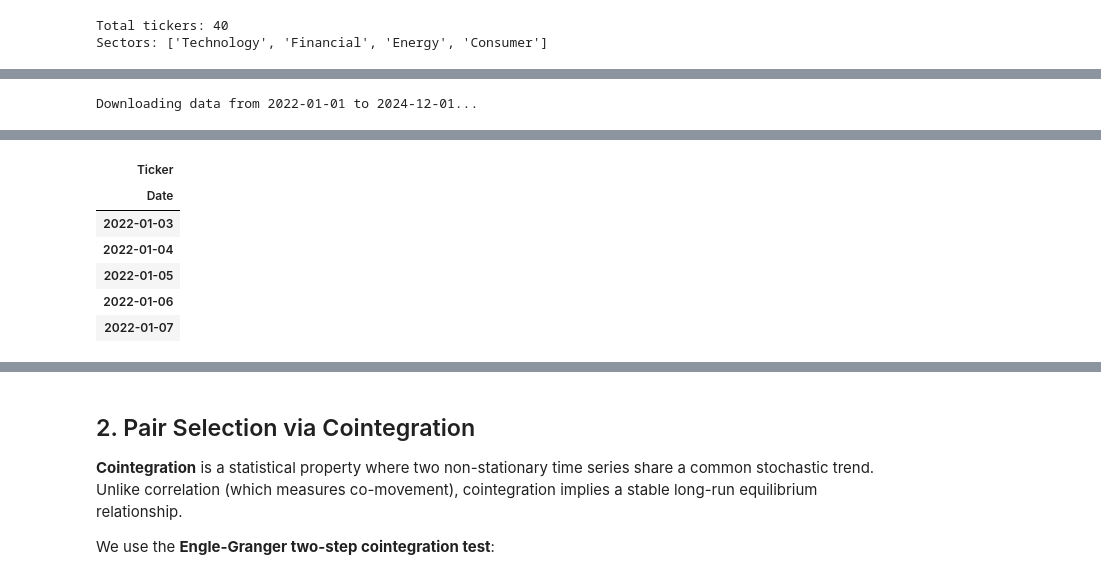
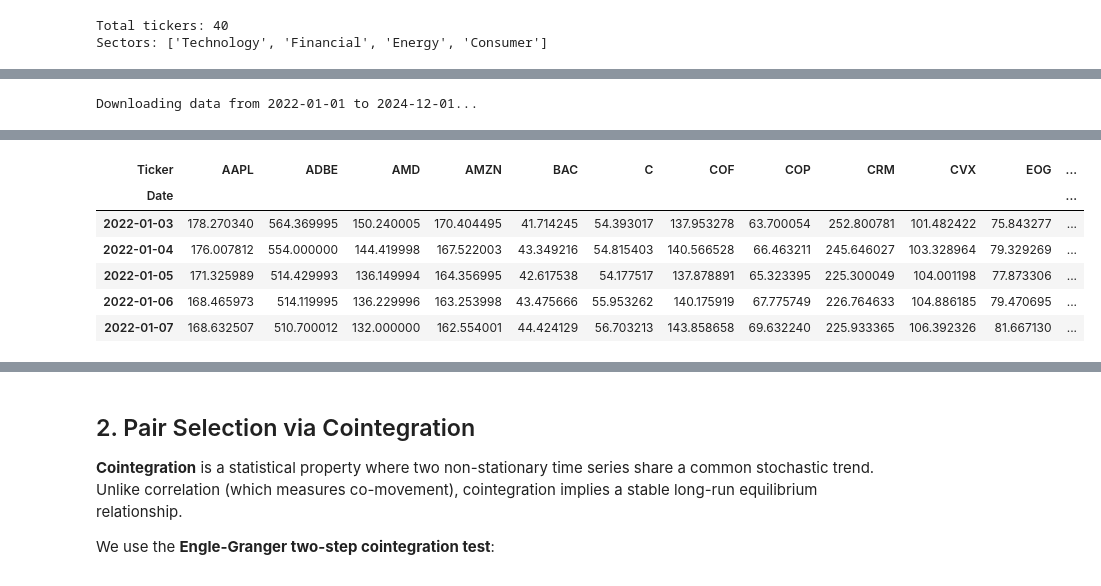
Before and after one commit to Vitamoon/ieor198, a Jupyter notebook: final_proj.ipynb, the cells around one changed output, grey strips where cells are left out. Drawn from its saved outputs; the diff is of its cells as text; code cells hidden in the pictures.

```diff
--- a/final_proj.ipynb
+++ b/final_proj.ipynb
@@ -67,13 +67,71 @@ end_date = '2024-12-01'
 print(f"Downloading data from {start_date} to {end_date}...")
 
 # Download adjusted close prices for all tickers
-price_data = yf.download(all_tickers, start=start_date, end=end_date)['Adj Close']
+# Note: yfinance 2.x changed the column structure - we handle both old and new versions
+try:
+    raw_data = yf.download(all_tickers, start=start_date, end=end_date, progress=True, auto_adjust=False)
 
-# Drop any tickers with missing data
-price_data = price_data.dropna(axis=1, how='any')
+    # Debug: print column structure
+    print(f"\nRaw data columns type: {type(raw_data.columns)}")
+
+    # Handle different yfinance versions and column structures
+    if isinstance(raw_data.columns, pd.MultiIndex):
+        # MultiIndex columns: try 'Adj Close' first, then 'Close'
+        if 'Adj Close' in raw_data.columns.get_level_values(0):
+            price_data = raw_data['Adj Close'].copy()
+        elif 'Close' in raw_data.columns.get_level_values(0):
+            price_data = raw_data['Close'].copy()
+        else:
+            # Fallback: take first level
+            first_level = raw_data.columns.get_level_values(0)[0]
+            price_data = raw_data[first_level].copy()
+            print(f"Warning: Using '{first_level}' column as fallback")
+    else:
+        # Single-level columns (single ticker case)
+        if 'Adj Close' in raw_data.columns:
+            price_data = raw_data[['Adj Close']].copy()
+            price_data.columns = [all_tickers[0]]
+        elif 'Close' in raw_data.columns:
+            price_data = raw_data[['Close']].copy()
+            price_data.columns = [all_tickers[0]]
+        else:
+            price_data = raw_data.copy()
+
+except Exception as e:
+    print(f"Download error: {e}")
+    # Try alternative download method with auto_adjust=True
+    print("Attempting alternative download with auto_adjust=True...")
+    try:
+        raw_data = yf.download(all_tickers, start=start_date, end=end_date, progress=True, auto_adjust=True)
+        if isinstance(raw_data.columns, pd.MultiIndex):
+            price_data = raw_data['Close'].copy()
+        else:
+            price_data = raw_data[['Close']].copy() if 'Close' in raw_data.columns else raw_data.copy()
+    except Exception as e2:
+        print(f"Alternative download also failed: {e2}")
+        price_data = pd.DataFrame()
+
+# Forward fill then back fill small gaps, then drop columns with >5% missing
+if len(price_data) > 0 and len(price_data.columns) > 0:
+    price_data = price_data.ffill().bfill()
+
+    # Drop columns (tickers) with more than 5% missing data
+    missing_pct = price_data.isna().sum() / len(price_data)
+    valid_tickers = missing_pct[missing_pct < 0.05].index.tolist()
+    price_data = price_data[valid_tickers]
+
+    # Drop any remaining rows with NaN
+    price_data = price_data.dropna(axis=0)
+
+    # Update sector_map to only include valid tickers
+    sector_map = {t: sector_map[t] for t in valid_tickers if t in sector_map}
 
 print(f"\nData shape: {price_data.shape}")
-print(f"Date range: {price_data.index[0].date()} to {price_data.index[-1].date()}")
-print(f"Tickers with complete data: {len(price_data.columns)}")
+if len(price_data) > 0 and len(price_data.columns) > 0:
+    print(f"Date range: {price_data.index[0].date()} to {price_data.index[-1].date()}")
+    print(f"Tickers with complete data: {len(price_data.columns)}")
+    print(f"Tickers: {list(price_data.columns)}")
+else:
+    print("ERROR: No data downloaded. Please check your internet connection.")
 price_data.head()
 # %% [output]
@@ -89,9 +147,9 @@ Tickers with complete data: 0
-| Ticker |
-| Date |
-| 2022-01-03 |
-| 2022-01-04 |
-| 2022-01-05 |
-| 2022-01-06 |
-| 2022-01-07 |
+| Ticker | AAPL | ADBE | AMD | AMZN | BAC | C | COF | COP | CRM | CVX | EOG | ... |
+| Date |  |  |  |  |  |  |  |  |  |  |  | ... |
+| 2022-01-03 | 178.270340 | 564.369995 | 150.240005 | 170.404495 | 41.714245 | 54.393017 | 137.953278 | 63.700054 | 252.800781 | 101.482422 | 75.843277 | ... |
+| 2022-01-04 | 176.007812 | 554.000000 | 144.419998 | 167.522003 | 43.349216 | 54.815403 | 140.566528 | 66.463211 | 245.646027 | 103.328964 | 79.329269 | ... |
+| 2022-01-05 | 171.325989 | 514.429993 | 136.149994 | 164.356995 | 42.617538 | 54.177517 | 137.878891 | 65.323395 | 225.300049 | 104.001198 | 77.873306 | ... |
+| 2022-01-06 | 168.465973 | 514.119995 | 136.229996 | 163.253998 | 43.475666 | 55.953262 | 140.175919 | 67.775749 | 226.764633 | 104.886185 | 79.470695 | ... |
+| 2022-01-07 | 168.632507 | 510.700012 | 132.000000 | 162.554001 | 44.424129 | 56.703213 | 143.858658 | 69.632240 | 225.933365 | 106.392326 | 81.667130 | ... |
 # %%
 # Calculate log returns for analysis
```
Also changed, not shown: parts of 16 cells of this notebook.
